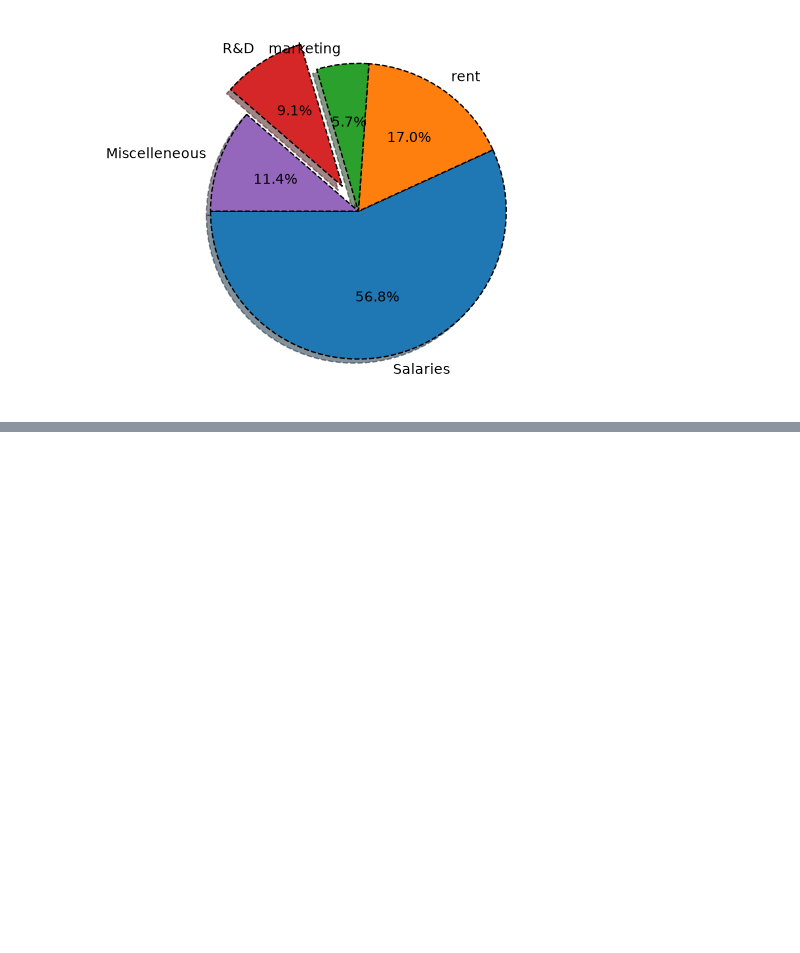
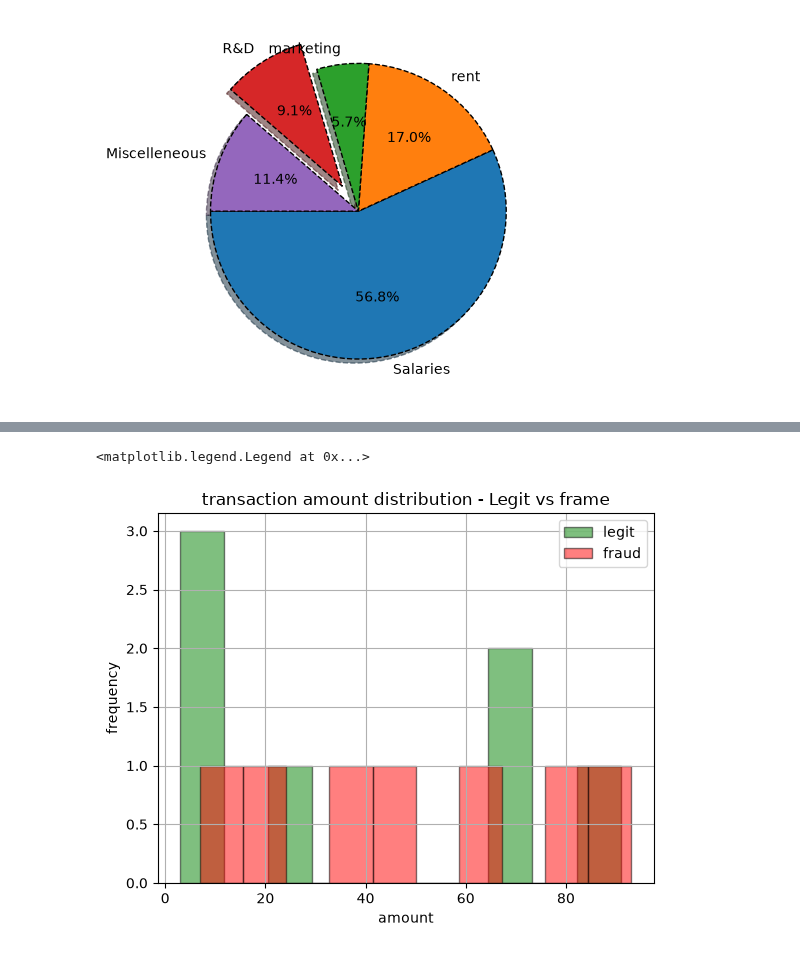
Before and after one commit to rutujakhade23/AI-ML-Practice, a Jupyter notebook: Matplotlib/matPlotlib.ipynb, the cells around one changed output, grey strips where cells are left out. Saved outputs shown, nothing was run; the diff lists cells and outputs as text; code cells hidden in the pictures; blank space fills up the shorter version.

```diff
--- a/Matplotlib/matPlotlib.ipynb
+++ b/Matplotlib/matPlotlib.ipynb
@@ -204,0 +233,21 @@ plt.show()
+# %%
+#multiple datasets
+legit_transaction = [
+    2.99, 5.79, 67.9, 4.45, 90.90, 24.21, 67.89
+]
+fraud_transaction = [
+    40, 7, 21, 43, 78, 93, 64
+]
+
+#Transaction amount distribution - legit vs fraud
+plt.hist(legit_transaction, color="green", bins=10, label="legit", edgecolor="black", alpha=0.5)
+plt.hist(fraud_transaction, color="red", bins=10, label="fraud",edgecolor="black",alpha=0.5)
+
+plt.title("transaction amount distribution - Legit vs frame")
+plt.xlabel("amount")
+plt.ylabel("frequency")
+plt.grid(True)
+plt.legend()
+# %% [output]
+<matplotlib.legend.Legend at 0x...>
+[figure, added]
```
Also changed, not shown: parts of 8 cells of this notebook.
